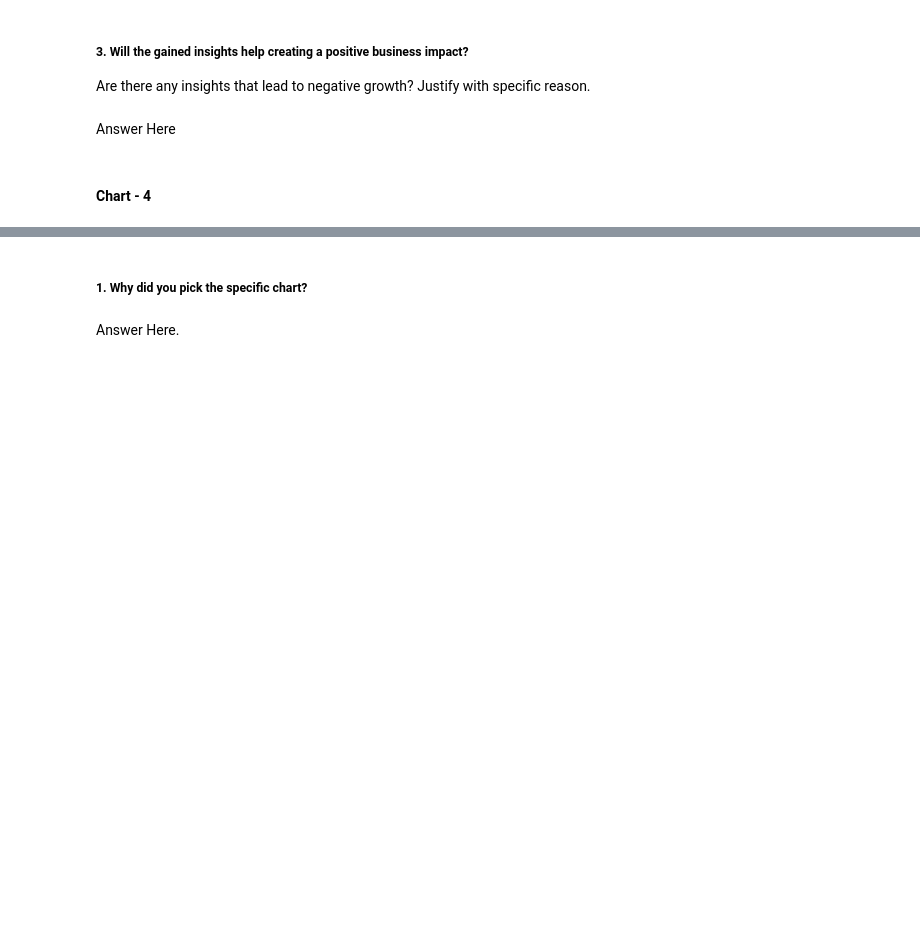
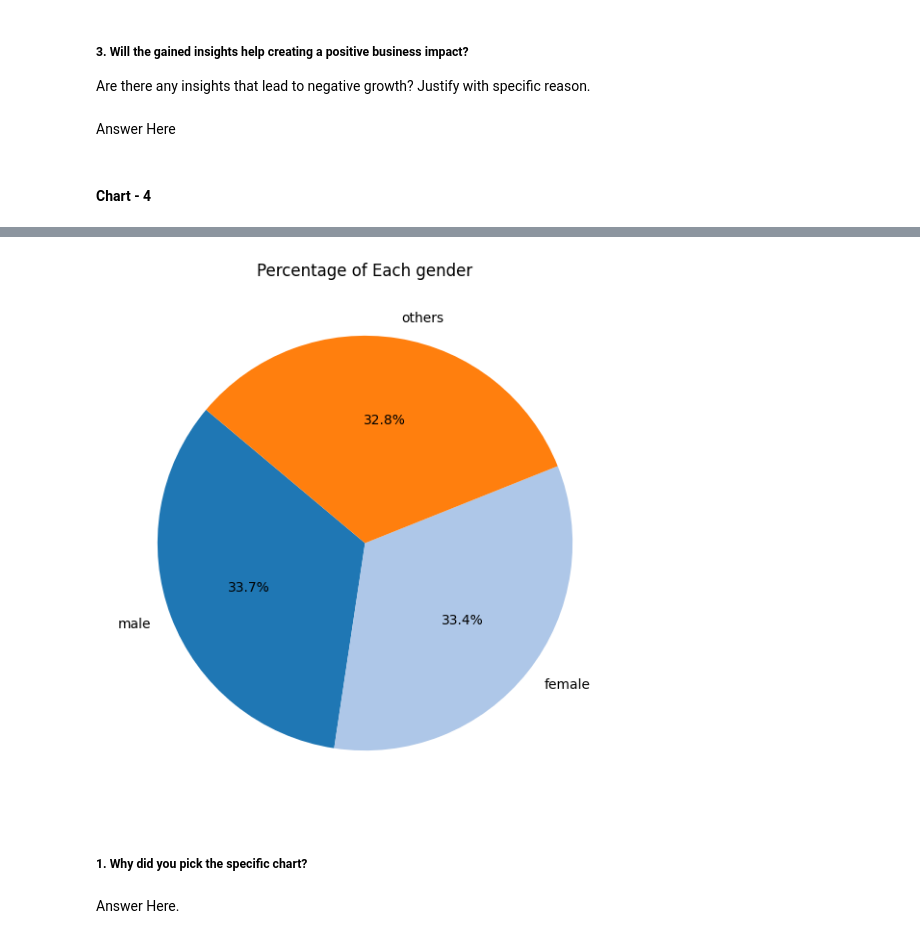
Before and after one commit to Navjotkhatri/Productionization_of_ML_Systems_in_Travel_Industry, a Jupyter notebook: Gender_Classification_Model_Productionization_of_ML_Systems.ipynb, the cells around one changed output, grey strips where cells are left out. Drawn from its saved outputs; the diff is of its cells as text; code cells hidden in the pictures; blank space fills up the shorter version.

```diff
--- a/Gender_Classification_Model_Productionization_of_ML_Systems.ipynb
+++ b/Gender_Classification_Model_Productionization_of_ML_Systems.ipynb
@@ -310,0 +366,3 @@ Answer Here
+# %%
+gender_count= users_df['gender'].value_counts()
+gender_count
@@ -311,3 +376,10 @@ Answer Here
+# %%
+plt.figure(figsize=(10, 7))
+plt.pie(gender_count, labels=gender_count.index,autopct='%1.1f%%',  startangle=140,colors=plt.get_cmap('tab20').colors)
+plt.title('Percentage of Each gender')
+plt.show()
+# %% [output]
+[figure, added]
 # %% [markdown]
 ##### 1. Why did you pick the specific chart?
 # %% [markdown]
```
Also changed, not shown: parts of 147 cells of this notebook.
